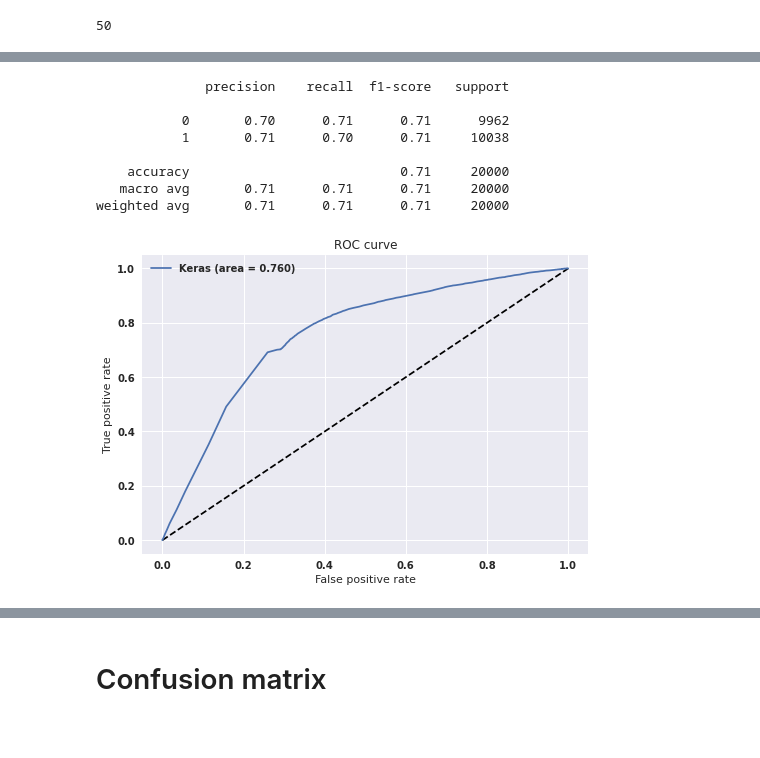
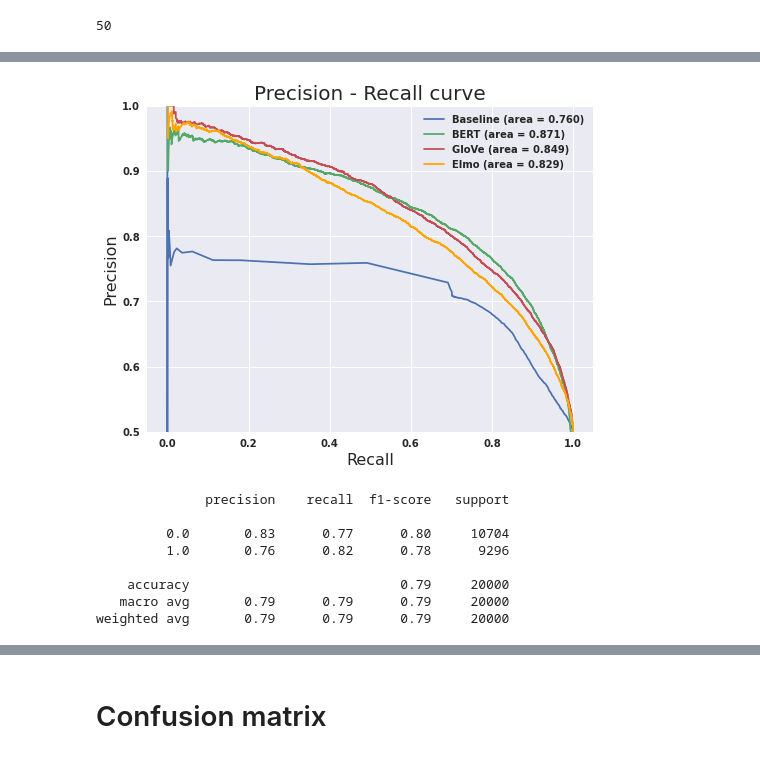
Before and after one commit to ktsou/TradingNLP-shell, a Jupyter notebook: NLP Model Training/kaggle_nlp-disaster-tweets_baseline_models.ipynb, the cells around one changed output, grey strips where cells are left out. Cells and saved outputs as stored; diff of their text form; code cells hidden in the pictures; blank space fills up the shorter version.

```diff
--- a/NLP Model Training/kaggle_nlp-disaster-tweets_baseline_models.ipynb
+++ b/NLP Model Training/kaggle_nlp-disaster-tweets_baseline_models.ipynb
@@ -399,30 +448,35 @@ array([1., 0., 0., ..., 0., 0., 0.], dtype=float32)
+# %%
+fig, ax = plt.subplots(figsize=(8, 6))
+
+ax.plot(recall, precision,  label='Baseline (area = {:.3f})'.format(auc_keras))
+ax.plot(recall_bert, precision_bert, label='BERT (area = {:.3f})'.format(auc_keras_bert))
+ax.plot(recall_glove, precision_glove, label='GloVe (area = {:.3f})'.format(auc_keras_glove))
+ax.plot(recall_elmo, precision_elmo, label='Elmo (area = {:.3f})'.format(auc_keras_elmo),color='orange')
+
+#ax.plot(fpr_rf, tpr_rf, label='RF (area = {:.3f})'.format(auc_rf))
+#plt.plot([0, 1], [0, 1], 'k--')
+ax.set_title('Precision - Recall curve', fontsize=20)
+ax.set_xlabel('Recall', fontsize=16)
+ax.set_ylabel('Precision', fontsize=16)
+ax.set_ylim(0.5,1)
+leg = ax.legend(loc='best')
+plt.savefig('comparison_prerecall.png', facecolor='w')
+plt.show()
+# %% [output]
+[figure, added]
 # %%
 from sklearn.metrics import roc_curve, classification_report
 
-print(classification_report(test_labels.values, np.round(y_pred_keras)))
+print(classification_report(test_labels_bert.values, np.round(y_pred_bert)))
 # %% [output]
               precision    recall  f1-score   support
 
-           0       0.70      0.71      0.71      9962
-           1       0.71      0.70      0.71     10038
+         0.0       0.83      0.77      0.80     10704
+         1.0       0.76      0.82      0.78      9296
 
-    accuracy                           0.71     20000
-   macro avg       0.71      0.71      0.71     20000
-weighted avg       0.71      0.71      0.71     20000
+    accuracy                           0.79     20000
+   macro avg       0.79      0.79      0.79     20000
+weighted avg       0.79      0.79      0.79     20000
-# %%
-plt.figure(1)
-plt.plot([0, 1], [0, 1], 'k--')
-plt.plot(fpr_keras, tpr_keras, label='Keras (area = {:.3f})'.format(auc_keras))
-#plt.plot(fpr_rf, tpr_rf, label='RF (area = {:.3f})'.format(auc_rf))
-plt.xlabel('False positive rate')
-plt.ylabel('True positive rate')
-plt.title('ROC curve')
-plt.legend(loc='best')
-plt.rc('font', size=1000)
-plt.savefig('base_ROC.png', facecolor='w')
-plt.show()
-# %% [output]
-[figure, removed]
 # %%
 from matplotlib.pyplot import gca
 font2 = {'family' : 'normal',
```
Also changed, not shown: parts of 34 cells of this notebook, 3 other files.
